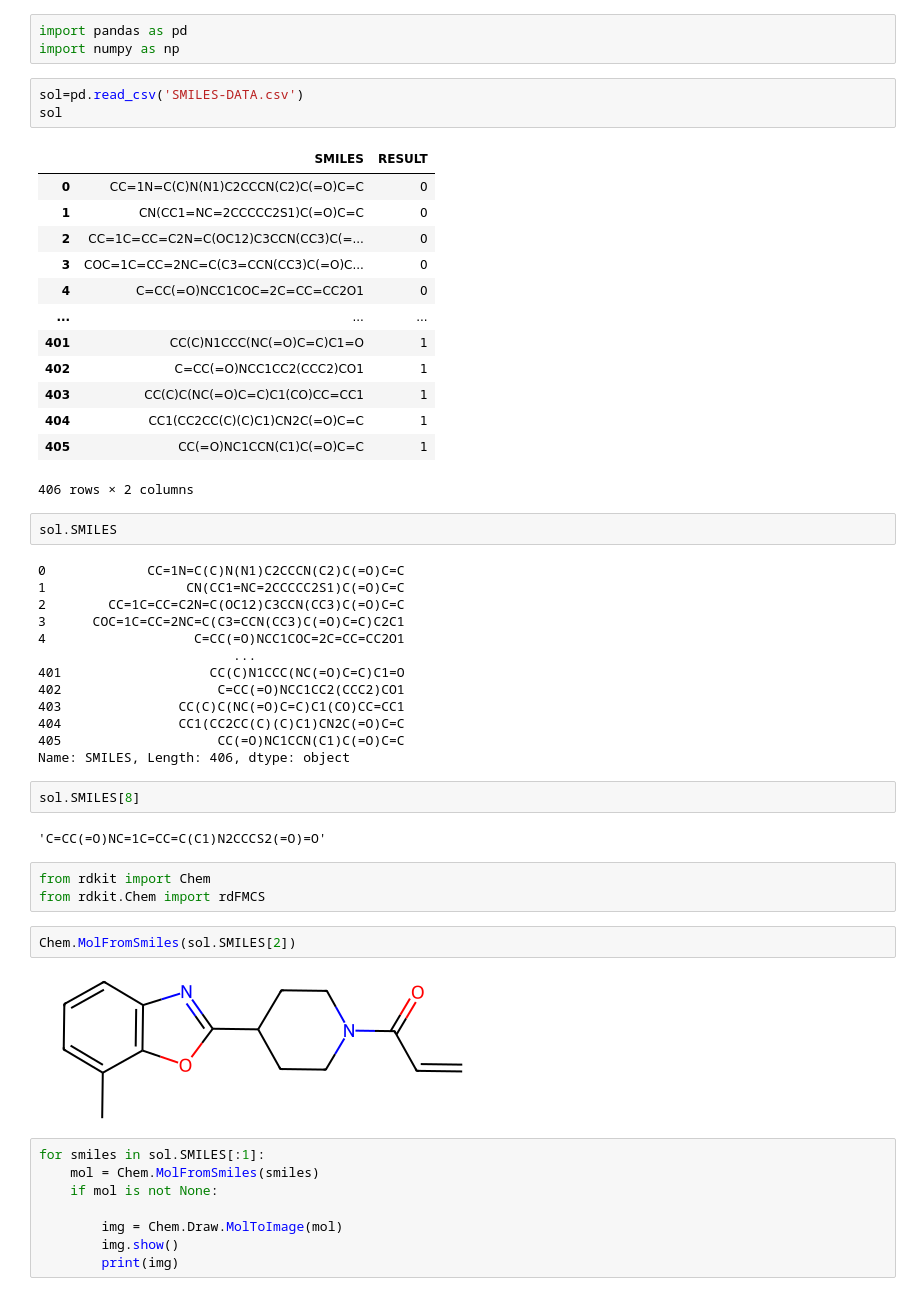
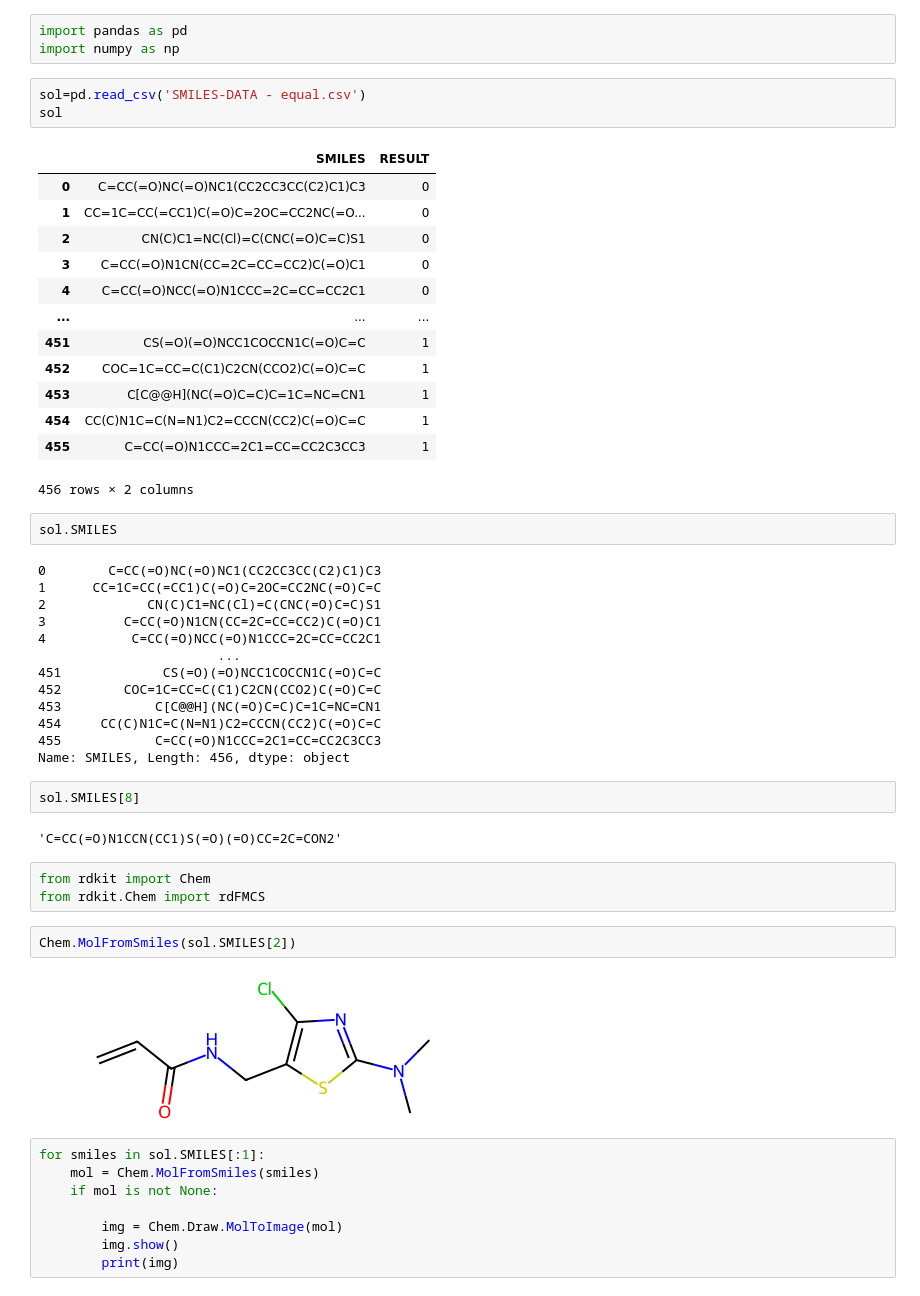
Before and after one commit to bmosavati/AI-Powered-Platform-Drug-Discovery, a Jupyter notebook: Nsp15-Inhibitors-Predictor.ipynb, the cells around one changed output. Drawn from its saved outputs; the diff is of its cells as text.

```diff
--- a/Nsp15-Inhibitors-Predictor.ipynb
+++ b/Nsp15-Inhibitors-Predictor.ipynb
@@ -2,48 +2,48 @@
 import pandas as pd
 import numpy as np
 # %%
-sol=pd.read_csv('SMILES-DATA.csv')
+sol=pd.read_csv('SMILES-DATA - equal.csv')
 sol
 # %% [output]
 |  | SMILES | RESULT |
-| 0 | CC=1N=C(C)N(N1)C2CCCN(C2)C(=O)C=C | 0 |
-| 1 | CN(CC1=NC=2CCCCC2S1)C(=O)C=C | 0 |
-| 2 | CC=1C=CC=C2N=C(OC12)C3CCN(CC3)C(=... | 0 |
-| 3 | COC=1C=CC=2NC=C(C3=CCN(CC3)C(=O)C... | 0 |
-| 4 | C=CC(=O)NCC1COC=2C=CC=CC2O1 | 0 |
+| 0 | C=CC(=O)NC(=O)NC1(CC2CC3CC(C2)C1)C3 | 0 |
+| 1 | CC=1C=CC(=CC1)C(=O)C=2OC=CC2NC(=O... | 0 |
+| 2 | CN(C)C1=NC(Cl)=C(CNC(=O)C=C)S1 | 0 |
+| 3 | C=CC(=O)N1CN(CC=2C=CC=CC2)C(=O)C1 | 0 |
+| 4 | C=CC(=O)NCC(=O)N1CCC=2C=CC=CC2C1 | 0 |
 | ... | ... | ... |
-| 401 | CC(C)N1CCC(NC(=O)C=C)C1=O | 1 |
-| 402 | C=CC(=O)NCC1CC2(CCC2)CO1 | 1 |
-| 403 | CC(C)C(NC(=O)C=C)C1(CO)CC=CC1 | 1 |
-| 404 | CC1(CC2CC(C)(C)C1)CN2C(=O)C=C | 1 |
-| 405 | CC(=O)NC1CCN(C1)C(=O)C=C | 1 |
+| 451 | CS(=O)(=O)NCC1COCCN1C(=O)C=C | 1 |
+| 452 | COC=1C=CC=C(C1)C2CN(CCO2)C(=O)C=C | 1 |
+| 453 | C[C@@H](NC(=O)C=C)C=1C=NC=CN1 | 1 |
+| 454 | CC(C)N1C=C(N=N1)C2=CCCN(CC2)C(=O)C=C | 1 |
+| 455 | C=CC(=O)N1CCC=2C1=CC=CC2C3CC3 | 1 |
-406 rows × 2 columns
+456 rows × 2 columns
 # %%
 sol.SMILES
 # %% [output]
-0             CC=1N=C(C)N(N1)C2CCCN(C2)C(=O)C=C
-1                  CN(CC1=NC=2CCCCC2S1)C(=O)C=C
-2        CC=1C=CC=C2N=C(OC12)C3CCN(CC3)C(=O)C=C
-3      COC=1C=CC=2NC=C(C3=CCN(CC3)C(=O)C=C)C2C1
-4                   C=CC(=O)NCC1COC=2C=CC=CC2O1
-                         ...
-401                   CC(C)N1CCC(NC(=O)C=C)C1=O
-402                    C=CC(=O)NCC1CC2(CCC2)CO1
-403               CC(C)C(NC(=O)C=C)C1(CO)CC=CC1
-404               CC1(CC2CC(C)(C)C1)CN2C(=O)C=C
-405                    CC(=O)NC1CCN(C1)C(=O)C=C
-Name: SMILES, Length: 406, dtype: object
+0        C=CC(=O)NC(=O)NC1(CC2CC3CC(C2)C1)C3
+1      CC=1C=CC(=CC1)C(=O)C=2OC=CC2NC(=O)C=C
+2             CN(C)C1=NC(Cl)=C(CNC(=O)C=C)S1
+3          C=CC(=O)N1CN(CC=2C=CC=CC2)C(=O)C1
+4           C=CC(=O)NCC(=O)N1CCC=2C=CC=CC2C1
+                       ...
+451             CS(=O)(=O)NCC1COCCN1C(=O)C=C
+452        COC=1C=CC=C(C1)C2CN(CCO2)C(=O)C=C
+453            C[C@@H](NC(=O)C=C)C=1C=NC=CN1
+454     CC(C)N1C=C(N=N1)C2=CCCN(CC2)C(=O)C=C
+455            C=CC(=O)N1CCC=2C1=CC=CC2C3CC3
+Name: SMILES, Length: 456, dtype: object
 # %%
 sol.SMILES[8]
 # %% [output]
-'C=CC(=O)NC=1C=CC=C(C1)N2CCCS2(=O)=O'
+'C=CC(=O)N1CCN(CC1)S(=O)(=O)CC=2C=CON2'
 # %%
 from rdkit import Chem
 from rdkit.Chem import rdFMCS
 # %%
 Chem.MolFromSmiles(sol.SMILES[2])
 # %% [output]
-[figure, old version]
+[figure, new version]
 # %%
 for smiles in sol.SMILES[:1]:
     mol = Chem.MolFromSmiles(smiles)
```
Also changed, not shown: parts of 14 cells of this notebook.
